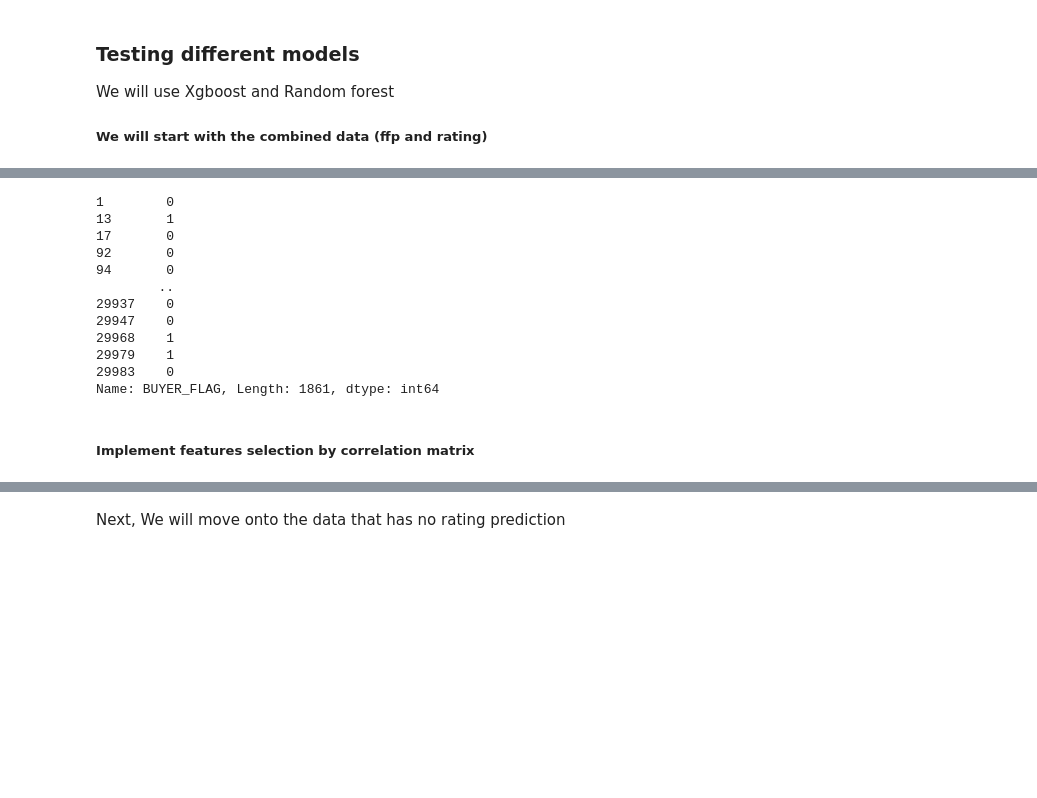
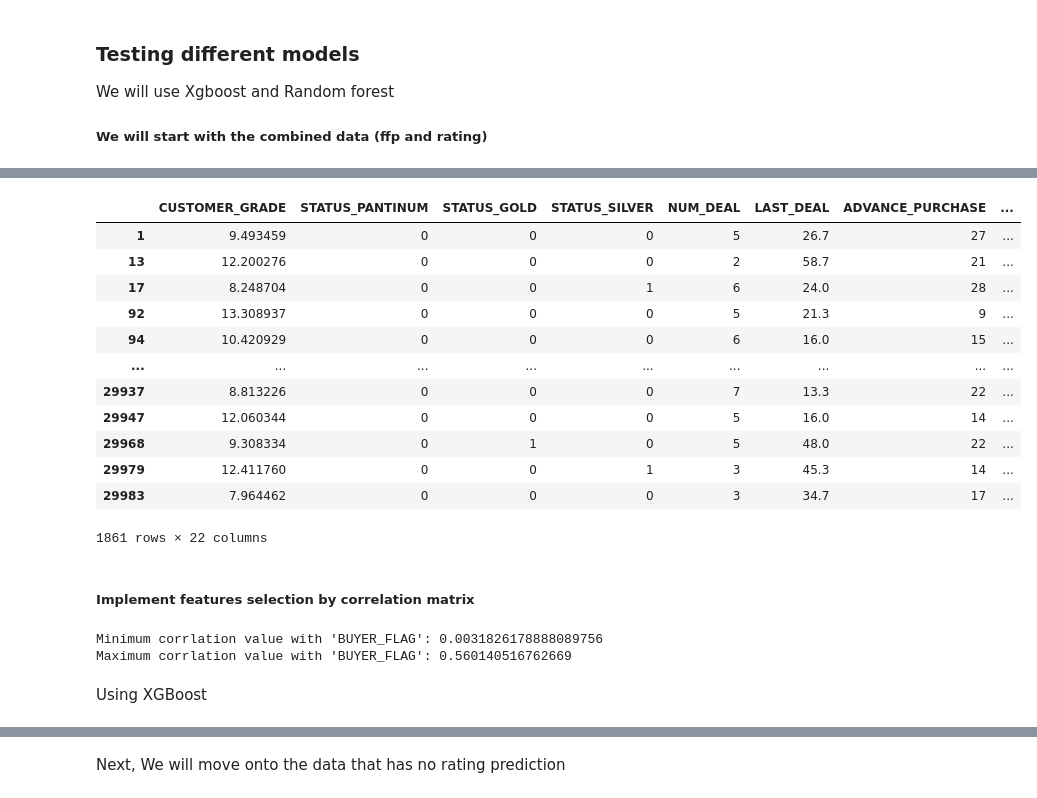
Before and after one commit to ofekshmu/Advance-Topics-In-Data-Science, a Jupyter notebook: FinalProject/SoapAnalisys.ipynb, the cells around one changed output, grey strips where cells are left out. Drawn from its saved outputs; the diff is of its cells as text; code cells hidden in the pictures; blank space fills up the shorter version.

```diff
--- a/FinalProject/SoapAnalisys.ipynb
+++ b/FinalProject/SoapAnalisys.ipynb
@@ -116,23 +137,22 @@ df_model2_train_both
 # %%
-# Strip ID and extract features
-features = df_model2_train_both.iloc[:,1:].drop("BUYER_FLAG", axis=1)
+# Strip ID and label
+features = df_model2_train_both.drop(["BUYER_FLAG","ID"], axis=1)
 # Extract the label column
 label = df_model2_train_both["BUYER_FLAG"]
-
-x_train, x_test, y_train, y_test = train_test_split(features, label, test_size=0.2, random_state=1)
 # %% [output]
+|  | CUSTOMER_GRADE | STATUS_PANTINUM | STATUS_GOLD | STATUS_SILVER | NUM_DEAL | LAST_DEAL | ADVANCE_PURCHASE | ... |
+| 1 | 9.493459 | 0 | 0 | 0 | 5 | 26.7 | 27 | ... |
+| 13 | 12.200276 | 0 | 0 | 0 | 2 | 58.7 | 21 | ... |
+| 17 | 8.248704 | 0 | 0 | 1 | 6 | 24.0 | 28 | ... |
+| 92 | 13.308937 | 0 | 0 | 0 | 5 | 21.3 | 9 | ... |
+| 94 | 10.420929 | 0 | 0 | 0 | 6 | 16.0 | 15 | ... |
+| ... | ... | ... | ... | ... | ... | ... | ... | ... |
+| 29937 | 8.813226 | 0 | 0 | 0 | 7 | 13.3 | 22 | ... |
+| 29947 | 12.060344 | 0 | 0 | 0 | 5 | 16.0 | 14 | ... |
+| 29968 | 9.308334 | 0 | 1 | 0 | 5 | 48.0 | 22 | ... |
+| 29979 | 12.411760 | 0 | 0 | 1 | 3 | 45.3 | 14 | ... |
+| 29983 | 7.964462 | 0 | 0 | 0 | 3 | 34.7 | 17 | ... |
-1        0
-13       1
-17       0
-92       0
-94       0
-        ..
-29937    0
-29947    0
-29968    1
-29979    1
-29983    0
-Name: BUYER_FLAG, Length: 1861, dtype: int64
+1861 rows × 22 columns
 # %% [markdown]
 ##### Implement features selection by correlation matrix
 # %%
@@ -156,0 +171,12 @@ for t in range(1, 40, 1):
+# %%
+data = df_model2_train_both.iloc[:,1:] # Get rid of ID col
+
+mat = data.corr().drop("BUYER_FLAG", axis=0)
+mat["BUYER_FLAG"] = abs(mat["BUYER_FLAG"])
+print(f"Minimum corrlation value with 'BUYER_FLAG': {mat.describe()['BUYER_FLAG'].loc['min']}")
+print(f"Maximum corrlation value with 'BUYER_FLAG': {mat.describe()['BUYER_FLAG'].loc['max']}")
+# %% [output]
+Minimum corrlation value with 'BUYER_FLAG': 0.0031826178888089756
+Maximum corrlation value with 'BUYER_FLAG': 0.560140516762669
+# %% [markdown]
+Using XGBoost
```
Also changed, not shown: parts of 10 cells of this notebook.
